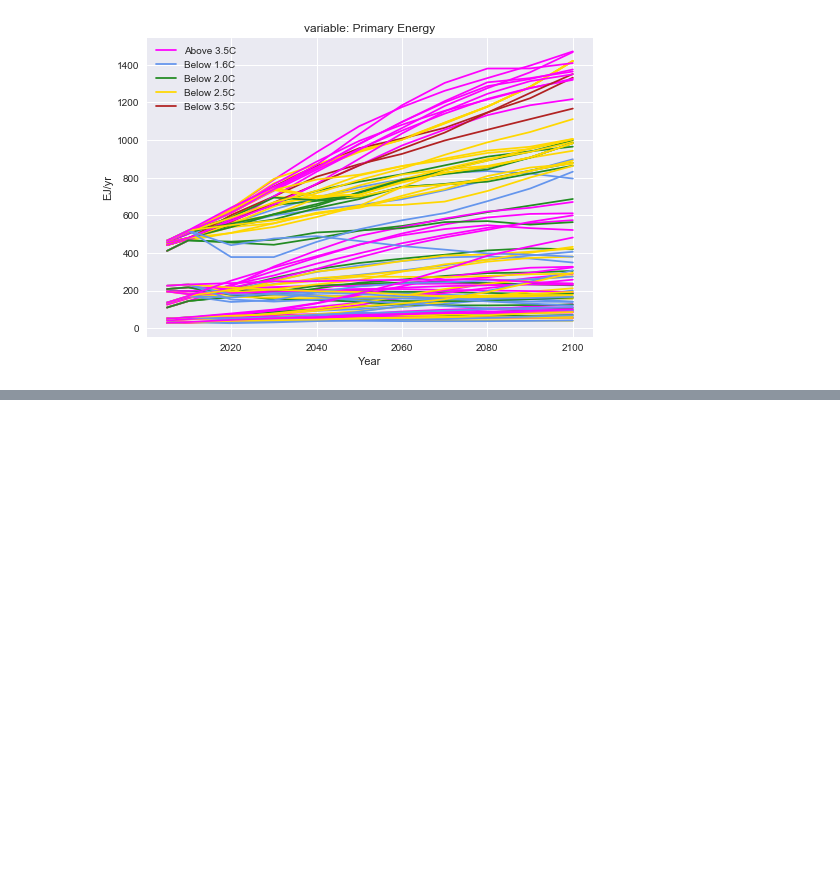
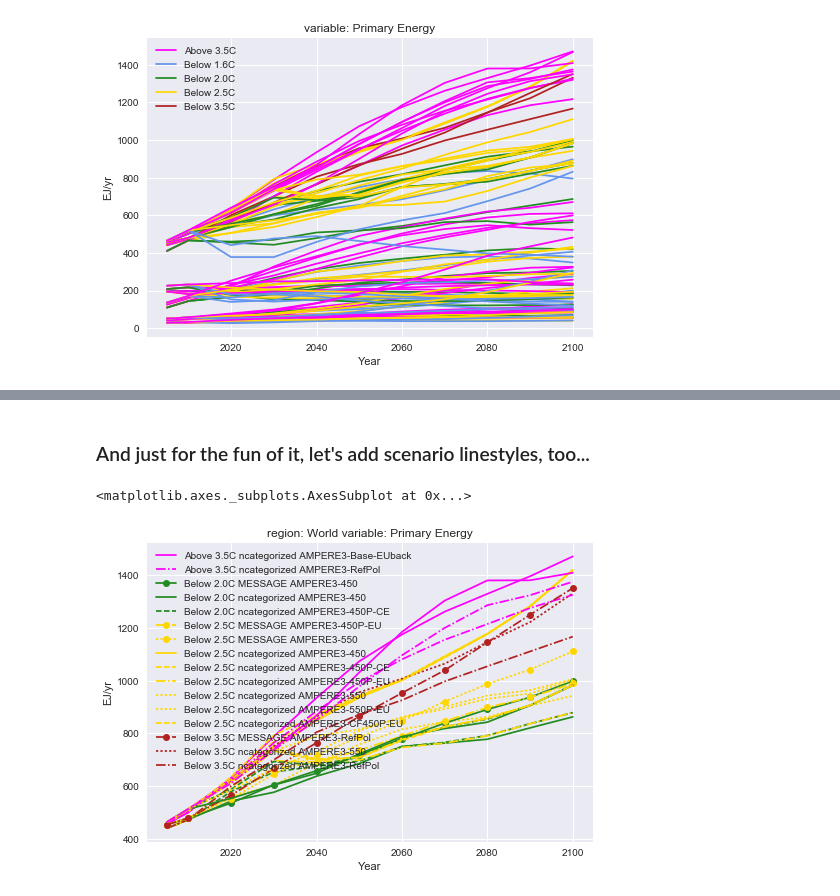
Before and after one commit to danielhuppmann/ene-present.github.io, a Jupyter notebook: cdlinks-delhi2018/pyam-cdlinks_delhi2018.ipynb, the cells around one changed output, grey strips where cells are left out. Cells and saved outputs as stored; diff of their text form; code cells hidden in the pictures; blank space fills up the shorter version.

```diff
--- a/cdlinks-delhi2018/pyam-cdlinks_delhi2018.ipynb
+++ b/cdlinks-delhi2018/pyam-cdlinks_delhi2018.ipynb
@@ -259,0 +317,10 @@ df.filter({'variable': 'Primary Energy', 'exclude': False}).line_plot(color='Tem
+# %% [markdown]
+### And just for the fun of it, let's add scenario linestyles, too...
+# %%
+df.filter(
+    {'variable': 'Primary Energy', 'exclude': False, 'PE': 'high'})\
+    .line_plot(color='temperature', marker='model_family',
+               linestyle='scenario', legend=True)
+# %% [output]
+<matplotlib.axes._subplots.AxesSubplot at 0x...>
+[figure, added]
```
Also changed, not shown: parts of 47 cells of this notebook, 1 other file.
